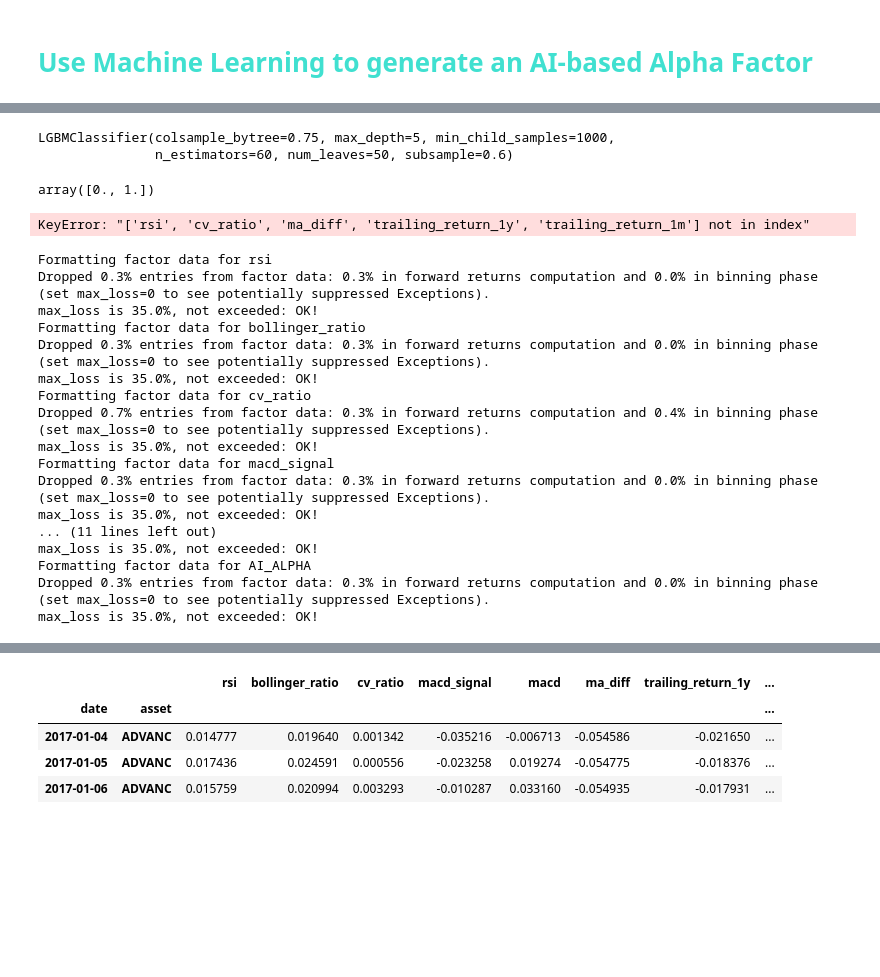
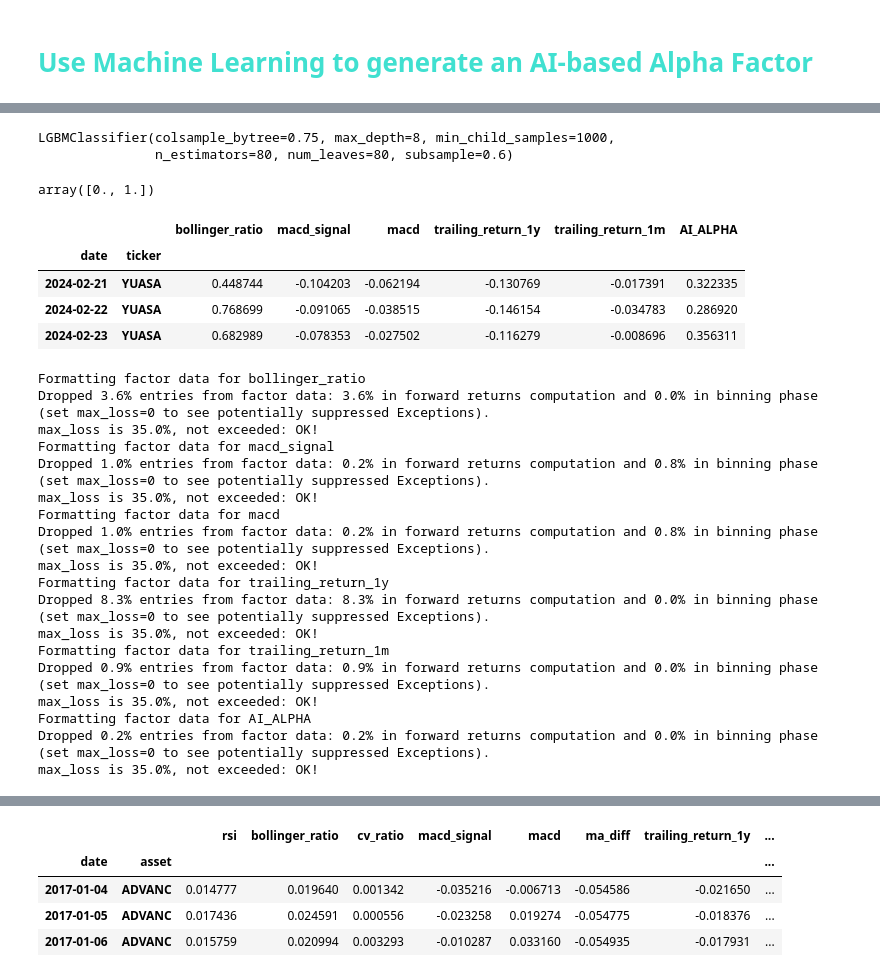
Before and after one commit to pasinsiri/quant-investment, a Jupyter notebook: alpha_factor.ipynb, the cells around one changed output, grey strips where cells are left out. Cells and saved outputs as stored; diff of their text form; code cells hidden in the pictures; blank space fills up the shorter version.

```diff
--- a/alpha_factor.ipynb
+++ b/alpha_factor.ipynb
@@ -443,12 +446,12 @@ plt.legend(loc='best')
 # %%
 # # TODO: choose the best model from list
-N = 20
+N = 30
 # clf = RandomForestClassifier(N, **clf_parameters)
 clf = LGBMClassifier(**grid_search.best_params_)
 clf.fit(x_train, y_train)
 # %% [output]
-LGBMClassifier(colsample_bytree=0.75, max_depth=5, min_child_samples=1000,
-               n_estimators=60, num_leaves=50, subsample=0.6)
+LGBMClassifier(colsample_bytree=0.75, max_depth=8, min_child_samples=1000,
+               n_estimators=80, num_leaves=80, subsample=0.6)
 # %%
 prob_array = np.array([-1, 1])
 proba = clf.predict_proba(x_train.append(x_test))
@@ -464,37 +467,44 @@ clf.classes_
 # %% [output]
 array([0., 1.])
 # %%
-factors = ['rsi', 'bollinger_ratio', 'cv_ratio', 'macd_signal', 'macd', 'ma_diff',
+# factors = ['rsi', 'bollinger_ratio', 'cv_ratio', 'macd_signal', 'macd', 'ma_diff',
+#            'trailing_return_1y', 'trailing_return_1m']
+factors = ['bollinger_ratio', 'macd_signal', 'macd',
            'trailing_return_1y', 'trailing_return_1m']
 alpha_score_label = 'AI_ALPHA'
 factor_list = factors + [alpha_score_label]
 # factors_with_alpha = df.loc[x_train.index].copy()
 factors_with_alpha = df.copy()
 factors_with_alpha[alpha_score_label] = alpha_score
 selected_factor_df = factors_with_alpha[factor_list]
 selected_factor_df.tail(3)
 # %% [output]
-KeyError: "['rsi', 'cv_ratio', 'ma_diff', 'trailing_return_1y', 'trailing_return_1m'] not in index"
+|  |  | bollinger_ratio | macd_signal | macd | trailing_return_1y | trailing_return_1m | AI_ALPHA |
+| date | ticker |  |  |  |  |  |  |
+| 2024-02-21 | YUASA | 0.448744 | -0.104203 | -0.062194 | -0.130769 | -0.017391 | 0.322335 |
+| 2024-02-22 | YUASA | 0.768699 | -0.091065 | -0.038515 | -0.146154 | -0.034783 | 0.286920 |
+| 2024-02-23 | YUASA | 0.682989 | -0.078353 | -0.027502 | -0.116279 | -0.008696 | 0.356311 |
 # %%
 alpha_eval = AlphaFactorEvaluator(factor_return=selected_factor_df, price=close_df_pivot)
 factor_data_dict = alpha_eval.combine_factor_forward_returns(periods = (1, 5, 10), max_loss = 0.35, verbose = True)
 # %% [output]
-Formatting factor data for rsi
-Dropped 0.3% entries from factor data: 0.3% in forward returns computation and 0.0% in binning phase (set max_loss=0 to see potentially suppressed Exceptions).
-max_loss is 35.0%, not exceeded: OK!
 Formatting factor data for bollinger_ratio
-Dropped 0.3% entries from factor data: 0.3% in forward returns computation and 0.0% in binning phase (set max_loss=0 to see potentially suppressed Exceptions).
-max_loss is 35.0%, not exceeded: OK!
-Formatting factor data for cv_ratio
-Dropped 0.7% entries from factor data: 0.3% in forward returns computation and 0.4% in binning phase (set max_loss=0 to see potentially suppressed Exceptions).
+Dropped 3.6% entries from factor data: 3.6% in forward returns computation and 0.0% in binning phase (set max_loss=0 to see potentially suppressed Exceptions).
 max_loss is 35.0%, not exceeded: OK!
 Formatting factor data for macd_signal
-Dropped 0.3% entries from factor data: 0.3% in forward returns computation and 0.0% in binning phase (set max_loss=0 to see potentially suppressed Exceptions).
+Dropped 1.0% entries from factor data: 0.2% in forward returns computation and 0.8% in binning phase (set max_loss=0 to see potentially suppressed Exceptions).
 max_loss is 35.0%, not exceeded: OK!
-... (11 lines left out)
+Formatting factor data for macd
+Dropped 1.0% entries from factor data: 0.2% in forward returns computation and 0.8% in binning phase (set max_loss=0 to see potentially suppressed Exceptions).
+max_loss is 35.0%, not exceeded: OK!
+Formatting factor data for trailing_return_1y
+Dropped 8.3% entries from factor data: 8.3% in forward returns computation and 0.0% in binning phase (set max_loss=0 to see potentially suppressed Exceptions).
+max_loss is 35.0%, not exceeded: OK!
+Formatting factor data for trailing_return_1m
+Dropped 0.9% entries from factor data: 0.9% in forward returns computation and 0.0% in binning phase (set max_loss=0 to see potentially suppressed Exceptions).
 max_loss is 35.0%, not exceeded: OK!
 Formatting factor data for AI_ALPHA
-Dropped 0.3% entries from factor data: 0.3% in forward returns computation and 0.0% in binning phase (set max_loss=0 to see potentially suppressed Exceptions).
+Dropped 0.2% entries from factor data: 0.2% in forward returns computation and 0.0% in binning phase (set max_loss=0 to see potentially suppressed Exceptions).
 max_loss is 35.0%, not exceeded: OK!
 # %%
 factor_return_df = alpha_eval.get_factor_returns(
```
Also changed, not shown: parts of 6 cells of this notebook.
